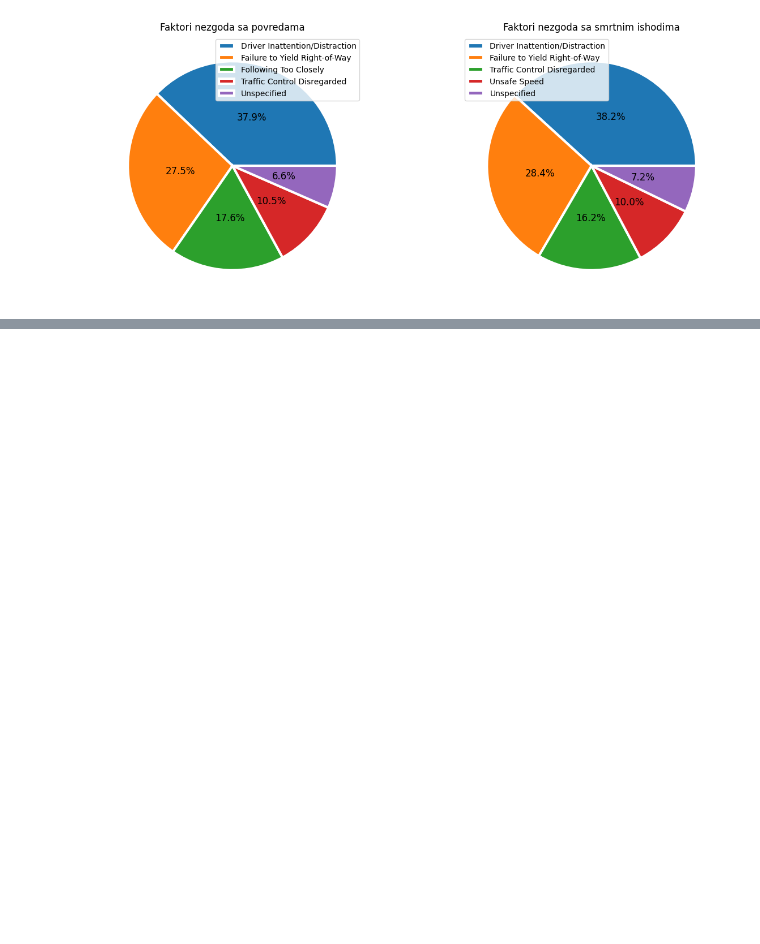
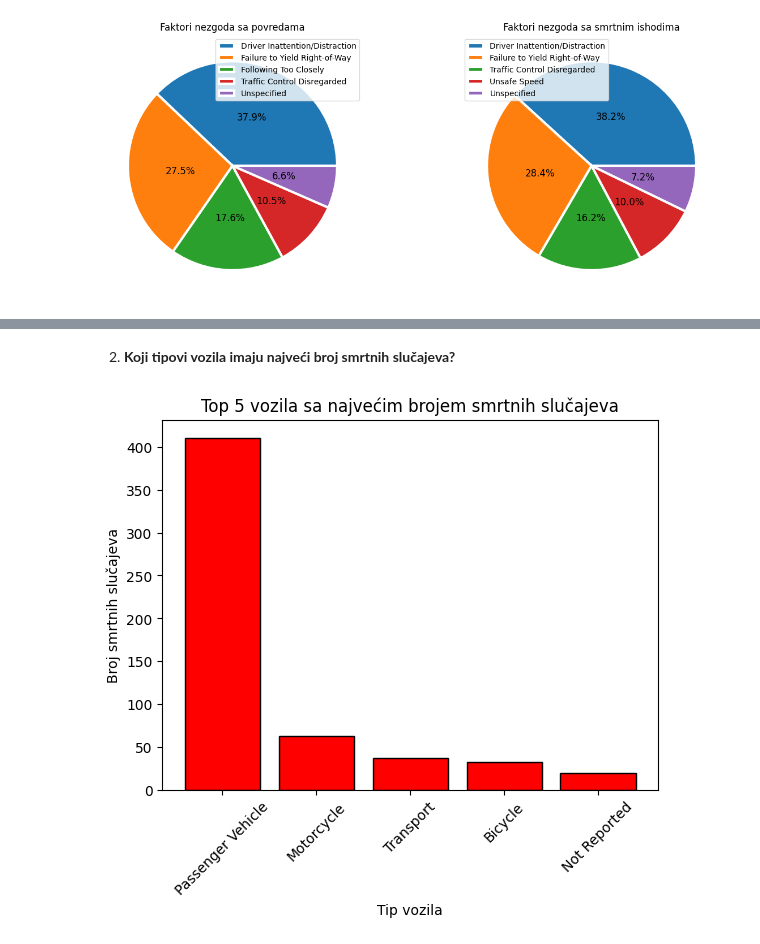
Before and after one commit to djordjeviiccmilos/Data_Analisys, a Jupyter notebook: MilosDjordjevic137RN.ipynb, the cells around one changed output, grey strips where cells are left out. Saved outputs shown, nothing was run; the diff lists cells and outputs as text; code cells hidden in the pictures; blank space fills up the shorter version.

```diff
--- a/MilosDjordjevic137RN.ipynb
+++ b/MilosDjordjevic137RN.ipynb
@@ -383,0 +374,15 @@ Name: Persons Injured, dtype: int64
+# %% [markdown]
+2. **Koji tipovi vozila imaju najveći broj smrtnih slučajeva?**
+# %%
+vehicle_type_deaths = dataset.groupby("Vehicle Type")["Persons Killed"].sum()
+
+top_sample = vehicle_type_deaths.nlargest(5)
+
+plt.bar(top_sample.index, top_sample, color="red", edgecolor="black")
+plt.title("Top 5 vozila sa najvećim brojem smrtnih slučajeva")
+plt.xlabel("Tip vozila")
+plt.ylabel("Broj smrtnih slučajeva")
+plt.xticks(rotation = 45)
+plt.show()
+# %% [output]
+[figure, added]
```
Also changed, not shown: parts of 6 cells of this notebook.
